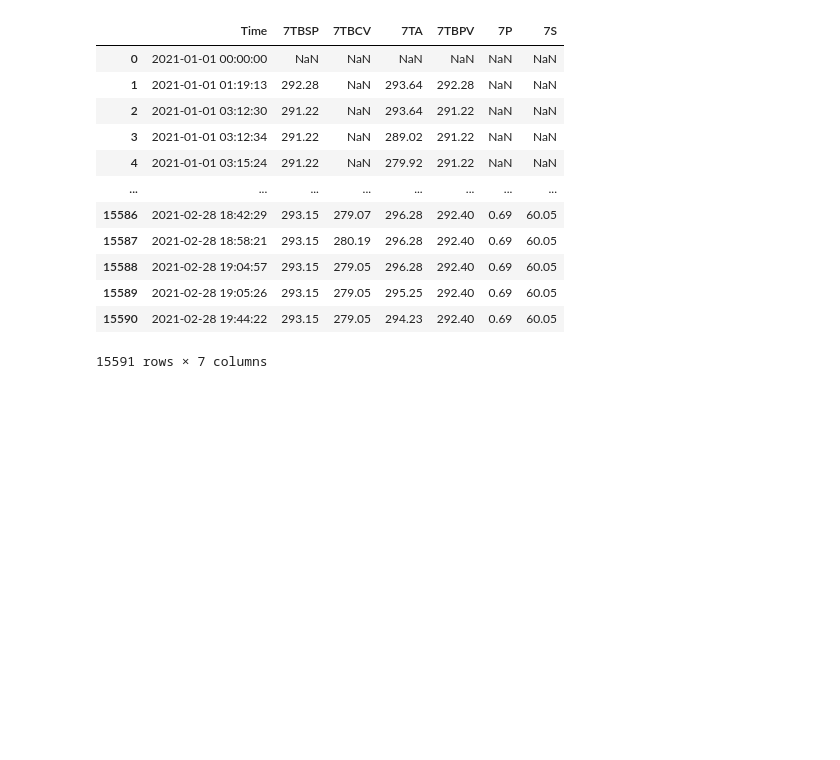
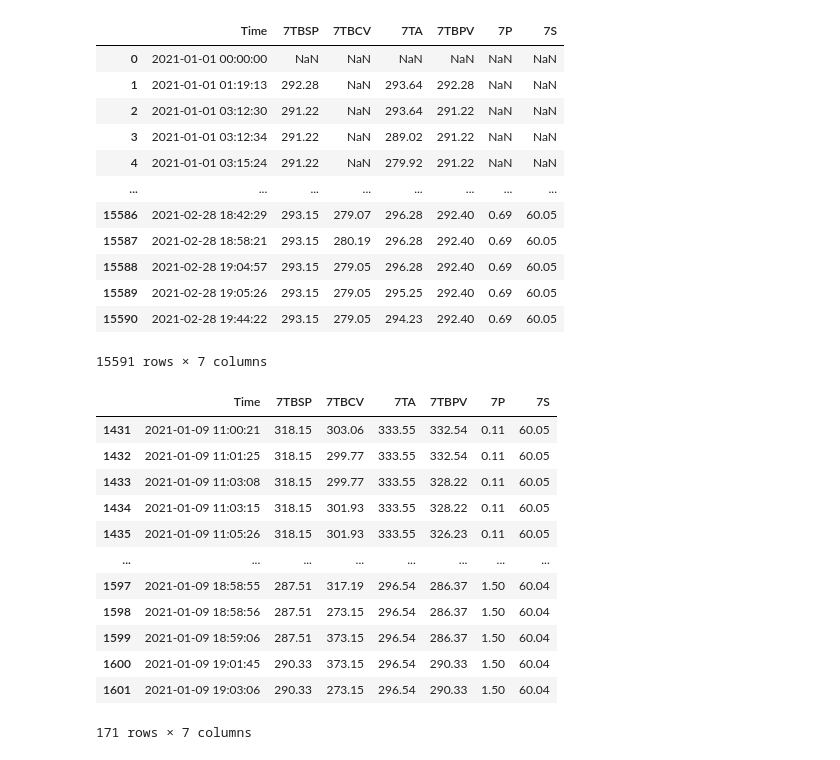
Before and after one commit to imbiotech/skbtML, a Jupyter notebook: k_pda_gmp_w_s.ipynb, the cells around one changed output. Cells and saved outputs as stored; diff of their text form; code cells hidden in the pictures; blank space fills up the shorter version.

```diff
--- a/k_pda_gmp_w_s.ipynb
+++ b/k_pda_gmp_w_s.ipynb
@@ -263,4 +267,7 @@ def StringToDate(a):
 columns = process_df.columns
 
 for values in columns:
-    if
+    if "Time" in values:
+        process_df[values] = process_df[values].apply(StringToDate)
+
+process_df
@@ -292,3 +313,36 @@ measure_df
 | 15589 | 2021-02-28 19:05:26 | 293.15 | 279.05 | 295.25 | 292.40 | 0.69 | 60.05 |
 | 15590 | 2021-02-28 19:44:22 | 293.15 | 279.05 | 294.23 | 292.40 | 0.69 | 60.05 |
 15591 rows × 7 columns
+# %%
+def FindingDateDiff(x: str, y: str, z: int):
+    X = datetime.strptime(x,"%Y-%m-%d %H:%M:%S")
+    Y = datetime.strptime(process_df[y][z],"%Y-%m-%d %H:%M:%S")
+    return (X-Y).days
+
+measure_df2 = measure_df.copy()
+measure_df3 = measure_df.copy()
+
+
+# 시작 시간의 맨 첫 번째 데이터 확인
+measure_df2["Time"]=measure_df2["Time"].apply(FindingDateDiff, args=("Start_Time",0))
+StartIndex = measure_df2[measure_df2["Time"]>=0].index[0]
+
+
+measure_df3["Time"]=measure_df3["Time"].apply(FindingDateDiff, args=("End_Time",0))
+EndIndex = measure_df3[measure_df3["Time"]>=0].index[0]
+
+measure_df[StartIndex:EndIndex+1]
+# %% [output]
+|  | Time | 7TBSP | 7TBCV | 7TA | 7TBPV | 7P | 7S |
+| 1431 | 2021-01-09 11:00:21 | 318.15 | 303.06 | 333.55 | 332.54 | 0.11 | 60.05 |
+| 1432 | 2021-01-09 11:01:25 | 318.15 | 299.77 | 333.55 | 332.54 | 0.11 | 60.05 |
+| 1433 | 2021-01-09 11:03:08 | 318.15 | 299.77 | 333.55 | 328.22 | 0.11 | 60.05 |
+| 1434 | 2021-01-09 11:03:15 | 318.15 | 301.93 | 333.55 | 328.22 | 0.11 | 60.05 |
+| 1435 | 2021-01-09 11:05:26 | 318.15 | 301.93 | 333.55 | 326.23 | 0.11 | 60.05 |
+| ... | ... | ... | ... | ... | ... | ... | ... |
+| 1597 | 2021-01-09 18:58:55 | 287.51 | 317.19 | 296.54 | 286.37 | 1.50 | 60.04 |
+| 1598 | 2021-01-09 18:58:56 | 287.51 | 273.15 | 296.54 | 286.37 | 1.50 | 60.04 |
+| 1599 | 2021-01-09 18:59:06 | 287.51 | 373.15 | 296.54 | 286.37 | 1.50 | 60.04 |
+| 1600 | 2021-01-09 19:01:45 | 290.33 | 373.15 | 296.54 | 290.33 | 1.50 | 60.04 |
+| 1601 | 2021-01-09 19:03:06 | 290.33 | 273.15 | 296.54 | 290.33 | 1.50 | 60.04 |
+171 rows × 7 columns
```
Also changed, not shown: parts of 10 cells of this notebook, 1 other file.
